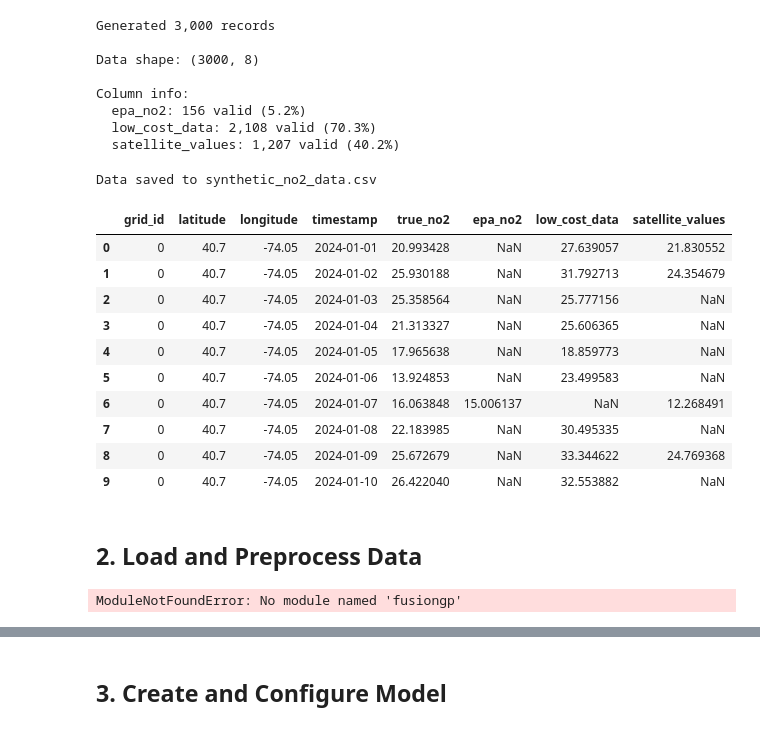
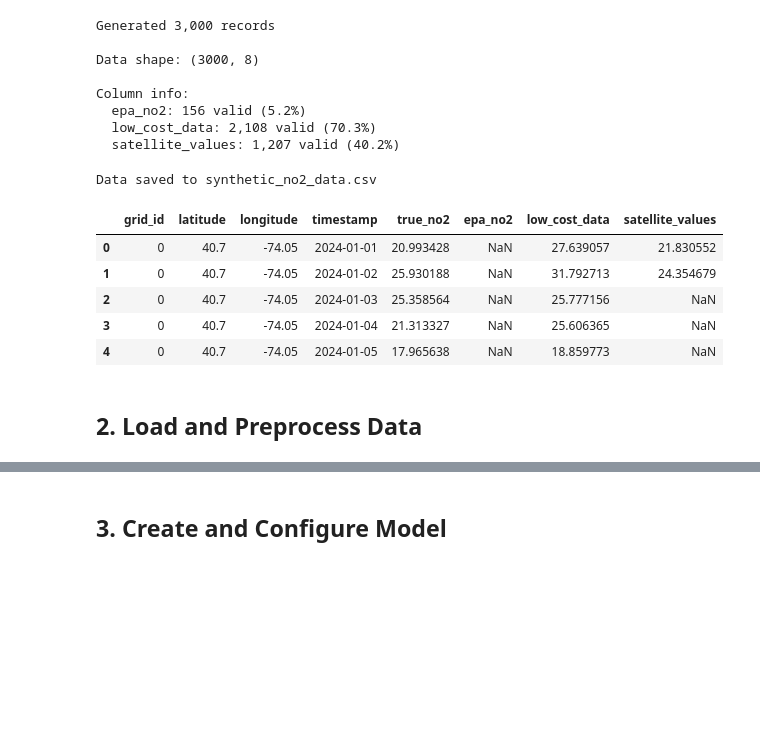
Before and after one commit to GabrielOduori/fusiongp, a Jupyter notebook: notebooks/demo.ipynb, the cells around one changed output, grey strips where cells are left out. Drawn from its saved outputs; the diff is of its cells as text; code cells hidden in the pictures; blank space fills up the shorter version.

Commit message:
Update demo notebook for current pipeline, add synthetic NO2 sample data

```diff
--- a/notebooks/demo.ipynb
+++ b/notebooks/demo.ipynb
@@ -131,35 +131,17 @@ Column info:
 # %%
 # Save to CSV for loading with FusionGP
 df.to_csv('synthetic_no2_data.csv', index=False)
 print("Data saved to synthetic_no2_data.csv")
 
 # Preview
-df.head(10)
+df.head(5)
 # %% [output]
 Data saved to synthetic_no2_data.csv
 |  | grid_id | latitude | longitude | timestamp | true_no2 | epa_no2 | low_cost_data | satellite_values |
 | 0 | 0 | 40.7 | -74.05 | 2024-01-01 | 20.993428 | NaN | 27.639057 | 21.830552 |
 | 1 | 0 | 40.7 | -74.05 | 2024-01-02 | 25.930188 | NaN | 31.792713 | 24.354679 |
 | 2 | 0 | 40.7 | -74.05 | 2024-01-03 | 25.358564 | NaN | 25.777156 | NaN |
 | 3 | 0 | 40.7 | -74.05 | 2024-01-04 | 21.313327 | NaN | 25.606365 | NaN |
 | 4 | 0 | 40.7 | -74.05 | 2024-01-05 | 17.965638 | NaN | 18.859773 | NaN |
-| 5 | 0 | 40.7 | -74.05 | 2024-01-06 | 13.924853 | NaN | 23.499583 | NaN |
-| 6 | 0 | 40.7 | -74.05 | 2024-01-07 | 16.063848 | 15.006137 | NaN | 12.268491 |
-| 7 | 0 | 40.7 | -74.05 | 2024-01-08 | 22.183985 | NaN | 30.495335 | NaN |
-| 8 | 0 | 40.7 | -74.05 | 2024-01-09 | 25.672679 | NaN | 33.344622 | 24.769368 |
-| 9 | 0 | 40.7 | -74.05 | 2024-01-10 | 26.422040 | NaN | 32.553882 | NaN |
 # %% [markdown]
 ## 2. Load and Preprocess Data
-# %%
-# from src.data import DataLoader, DataPreprocessor
-from fusiongp.src.data import DataLoader, DataPreprocessor
-
-# Load data
-loader = DataLoader('synthetic_no2_data.csv')
-# loader = DataLoader("/media/gabriel-oduori/SERVER/dev_space/fusionGP/data/test_data.csv")
-
-data = loader.load()
-
-print(data.summary())
-# %% [output]
-ModuleNotFoundError: No module named 'fusiongp'
```
Also changed, not shown: parts of 17 cells of this notebook, 1 other file.
